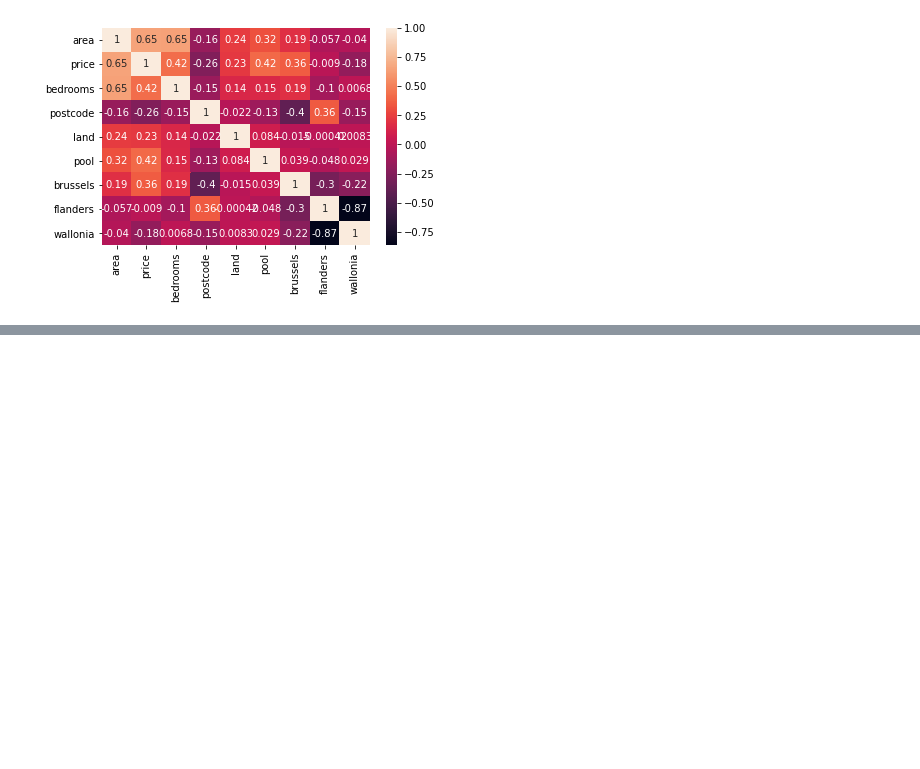
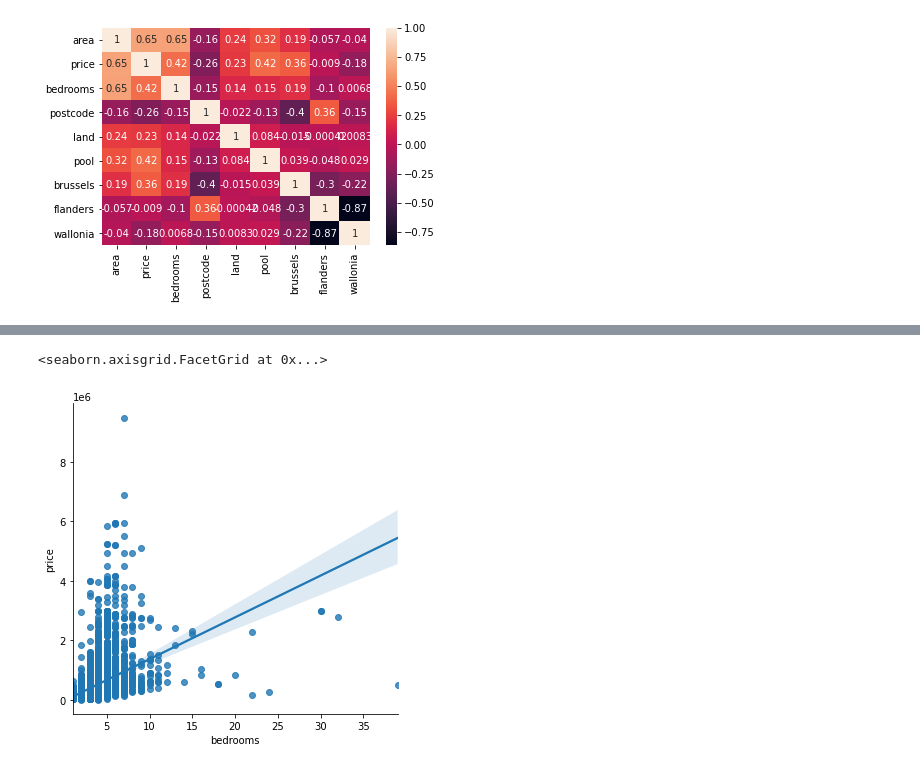
Before and after one commit to JacquesDeclercq/challenge-regression, a Jupyter notebook: challenge_regression.ipynb, the cells around one changed output, grey strips where cells are left out. Saved outputs shown, nothing was run; the diff lists cells and outputs as text; code cells hidden in the pictures; blank space fills up the shorter version.

Commit message:
Data cleanup

```diff
--- a/challenge_regression.ipynb
+++ b/challenge_regression.ipynb
@@ -303,0 +427,4 @@ Name: subtype, dtype: int64
+# %%
+df6 = df5[(df5['subtype'] == 'house')|
+                  (df5['subtype'] == 'apartment')|
+                  (df5['subtype'] == 'villa')]
@@ -303,0 +452,3 @@ Name: subtype, dtype: int64
+# %%
+df7 = pd.get_dummies(data=df6['subtype'])
+df7.head(10)
@@ -303,0 +467,3 @@ Name: subtype, dtype: int64
+# %%
+df8 = pd.concat([df6, df7], axis=1)
+df8.head()
@@ -303,0 +477,3 @@ Name: subtype, dtype: int64
+# %%
+df9 = df8.drop(['status', 'subtype', 'region', 'postcode'], axis=1)
+df9.head()
@@ -303,0 +503,5 @@ Name: subtype, dtype: int64
+# %%
+sns.lmplot(x='bedrooms', y='price', data=df9)
+# %% [output]
+<seaborn.axisgrid.FacetGrid at 0x...>
+[figure, added]
```
Also changed, not shown: parts of 35 cells of this notebook.
